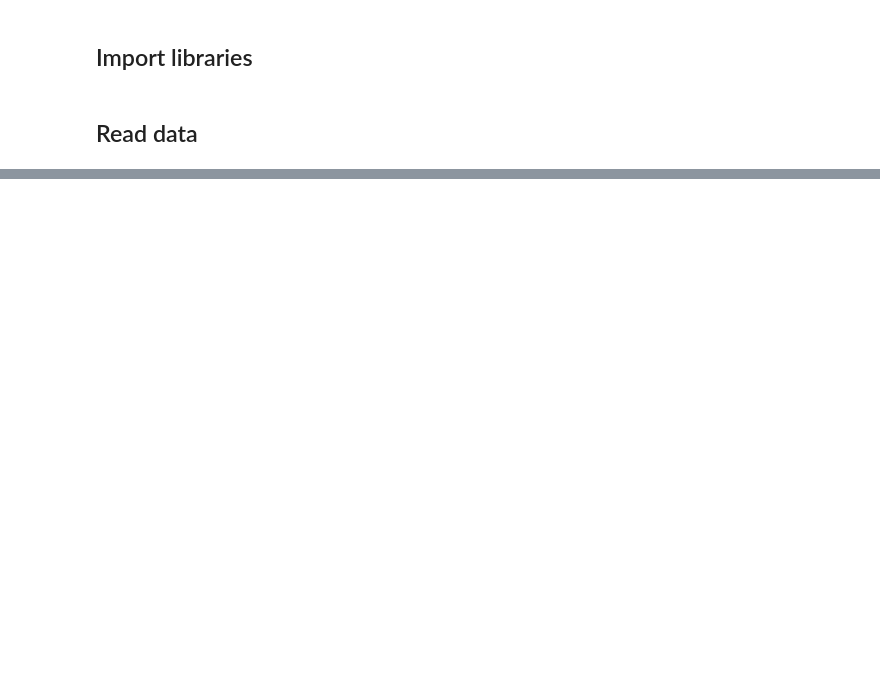
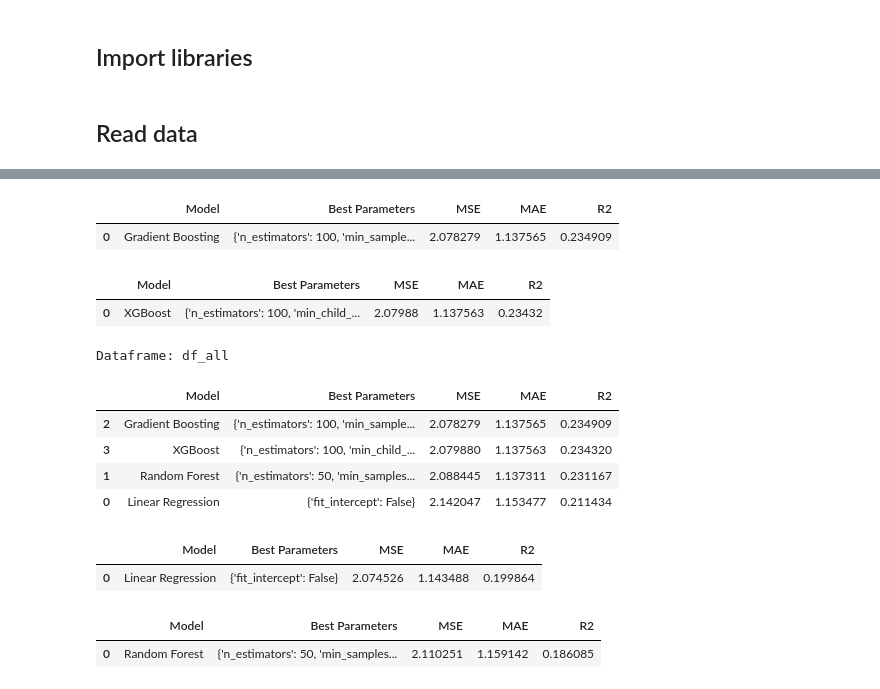
Before and after one commit to MaksimObukhov/football-predictor-ml, a Jupyter notebook: notebooks/regression.ipynb, the cells around one changed output, grey strips where cells are left out. Saved outputs shown, nothing was run; the diff lists cells and outputs as text; code cells hidden in the pictures; blank space fills up the shorter version.

Commit message:
add models and evaluation

```diff
--- a/notebooks/regression.ipynb
+++ b/notebooks/regression.ipynb
@@ -45,3 +48,10 @@ df_league_0 = pd.read_csv('../data/for_train/df_league_0.csv')
 df_league_1 = pd.read_csv('../data/for_train/df_league_1.csv')
 df_league_2 = pd.read_csv('../data/for_train/df_league_2.csv')
 df_league_3 = pd.read_csv('../data/for_train/df_league_3.csv')
+# %%
+# Create target
+df_all['Full_Time_Total_Goals'] = df_all['Full_Time_Home_Team_Goals'] + df_all['Full_Time_Away_Team_Goals']
+df_league_0['Full_Time_Total_Goals'] = df_league_0['Full_Time_Home_Team_Goals'] + df_league_0['Full_Time_Away_Team_Goals']
+df_league_1['Full_Time_Total_Goals'] = df_league_1['Full_Time_Home_Team_Goals'] + df_league_1['Full_Time_Away_Team_Goals']
+df_league_2['Full_Time_Total_Goals'] = df_league_2['Full_Time_Home_Team_Goals'] + df_league_2['Full_Time_Away_Team_Goals']
+df_league_3['Full_Time_Total_Goals'] = df_league_3['Full_Time_Home_Team_Goals'] + df_league_3['Full_Time_Away_Team_Goals']
@@ -47,0 +94,59 @@ df_league_3 = pd.read_csv('../data/for_train/df_league_3.csv')
+# %%
+
+
+# Define models and hyperparameter distributions
+models = [
+    ('Linear Regression', LinearRegression()),
+    ('Random Forest', RandomForestRegressor()),
+    ('Gradient Boosting', GradientBoostingRegressor()),
+    ('XGBoost', XGBRegressor())
+    # ('Support Vector Regression', SVR())
+]
+
+param_dist = {
+    'Linear Regression': {'fit_intercept': [True, False]},
+
+    'Random Forest': {'n_estimators': [10, 50, 100],
+                      'max_depth': [None, 10, 20],
+                      'min_samples_split': [2, 5, 10]},
+
+    'Gradient Boosting': {'n_estimators': [50, 100, 200],
+                          'learning_rate': [0.01, 0.1, 0.2],
+                          'max_depth': [3, 5, 7],
+                          'min_samples_split': [2, 5, 10]},
+
+    'XGBoost': {'n_estimators': [50, 100, 200],
+                'learning_rate': [0.01, 0.1, 0.2],
+                'max_depth': [3, 5, 7],
+                'min_child_weight': [1, 3, 5]}
+
+    # 'Support Vector Regression': {'C': [0.1, 1, 10],
+    #                               'kernel': ['linear', 'rbf']}
+    # # 'gamma': ['scale', 'auto']}
+}
+
+
+dfs = [
+    (df_all, 'df_all'),
+    (df_league_0, 'df_league_0'),
+    (df_league_1, 'df_league_1'),
+    (df_league_2, 'df_league_2'),
+    (df_league_3, 'df_league_3')
+]
+
+target = 'Full_Time_Total_Goals'
+
+# Run the pipeline for each model
+
+for df, df_name in dfs:
+    result_df = pd.DataFrame()
+    for model_name, model in tqdm(models, desc=f'Processing dataframe {df_name}'):
+        result = run_pipeline_2(df, target, model_name, model, param_dist[model_name], test_size=0.2, random_state=42)
+        # display(result)
+        result_df = pd.concat([result_df, result], ignore_index=True)
+    print('\nDataframe: ', df_name, '\n', sep='')
+    display(result_df.sort_values(by='MSE', ascending=True))
+
+# Sort results by MSE
+# result_df.sort_values(by='MSE', ascending=True)
+# %% [output]
@@ -47,0 +157,14 @@ df_league_3 = pd.read_csv('../data/for_train/df_league_3.csv')
+|  | Model | Best Parameters | MSE | MAE | R2 |
+| 0 | Gradient Boosting | {'n_estimators': 100, 'min_sample... | 2.078279 | 1.137565 | 0.234909 |
+|  | Model | Best Parameters | MSE | MAE | R2 |
+| 0 | XGBoost | {'n_estimators': 100, 'min_child_... | 2.07988 | 1.137563 | 0.23432 |
+Dataframe: df_all
+|  | Model | Best Parameters | MSE | MAE | R2 |
+| 2 | Gradient Boosting | {'n_estimators': 100, 'min_sample... | 2.078279 | 1.137565 | 0.234909 |
+| 3 | XGBoost | {'n_estimators': 100, 'min_child_... | 2.079880 | 1.137563 | 0.234320 |
+| 1 | Random Forest | {'n_estimators': 50, 'min_samples... | 2.088445 | 1.137311 | 0.231167 |
+| 0 | Linear Regression | {'fit_intercept': False} | 2.142047 | 1.153477 | 0.211434 |
+|  | Model | Best Parameters | MSE | MAE | R2 |
+| 0 | Linear Regression | {'fit_intercept': False} | 2.074526 | 1.143488 | 0.199864 |
+|  | Model | Best Parameters | MSE | MAE | R2 |
+| 0 | Random Forest | {'n_estimators': 50, 'min_samples... | 2.110251 | 1.159142 | 0.186085 |
```
Also changed, not shown: parts of 6 cells of this notebook, 1 other file.
